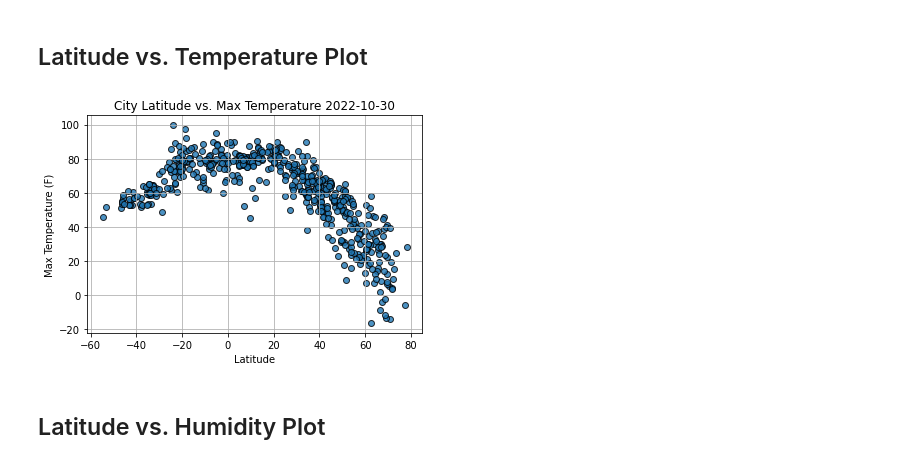
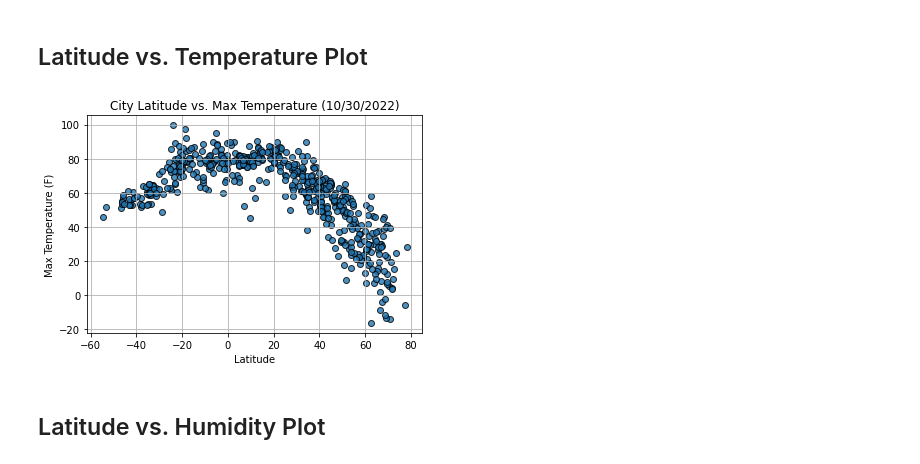
Before and after one commit to JeremyTallant/python-api-challenge, a Jupyter notebook: WeatherPy/WeatherPy.ipynb, the cells around one changed output. Drawn from its saved outputs; the diff is of its cells as text; code cells hidden in the pictures.

Commit message:
finished plots

```diff
--- a/WeatherPy/WeatherPy.ipynb
+++ b/WeatherPy/WeatherPy.ipynb
@@ -194,21 +193,21 @@ Skip this step if there are no cities that have humidity > 100%.
 ## Latitude vs. Temperature Plot
 # %%
 # Create a Scatter Plot for Latitude vs. Temperature
-date = datetime.date(datetime.now())
+date = time.strftime("%m/%d/%Y")
 x_values = weather_data['Lat']
 y_values = weather_data['Max Temp']
-plt.scatter(x_values, y_values, alpha = 0.8, edgecolors = "k", linewidths = 1)
+plt.scatter(x_values, y_values, alpha = 0.8, edgecolors = "k")
 plt.xlabel('Latitude')
 plt.ylabel('Max Temperature (F)')
-plt.title(f'City Latitude vs. Max Temperature {date}')
+plt.title(f'City Latitude vs. Max Temperature ({date})')
 plt.grid(True)
 
 # Save the figure
-plt.savefig("../output_data/LatitudeVsTemperaturePlot.png", bbox_inches = 'tight')
+plt.savefig("../output_data/LatitudeVsTemperaturePlot.png")
 
 # Show plot
 plt.show()
 # %% [output]
-[figure, old version]
+[figure, new version]
 # %% [markdown]
 ## Latitude vs. Humidity Plot
```
Also changed, not shown: parts of 13 cells of this notebook, 12 other files.
